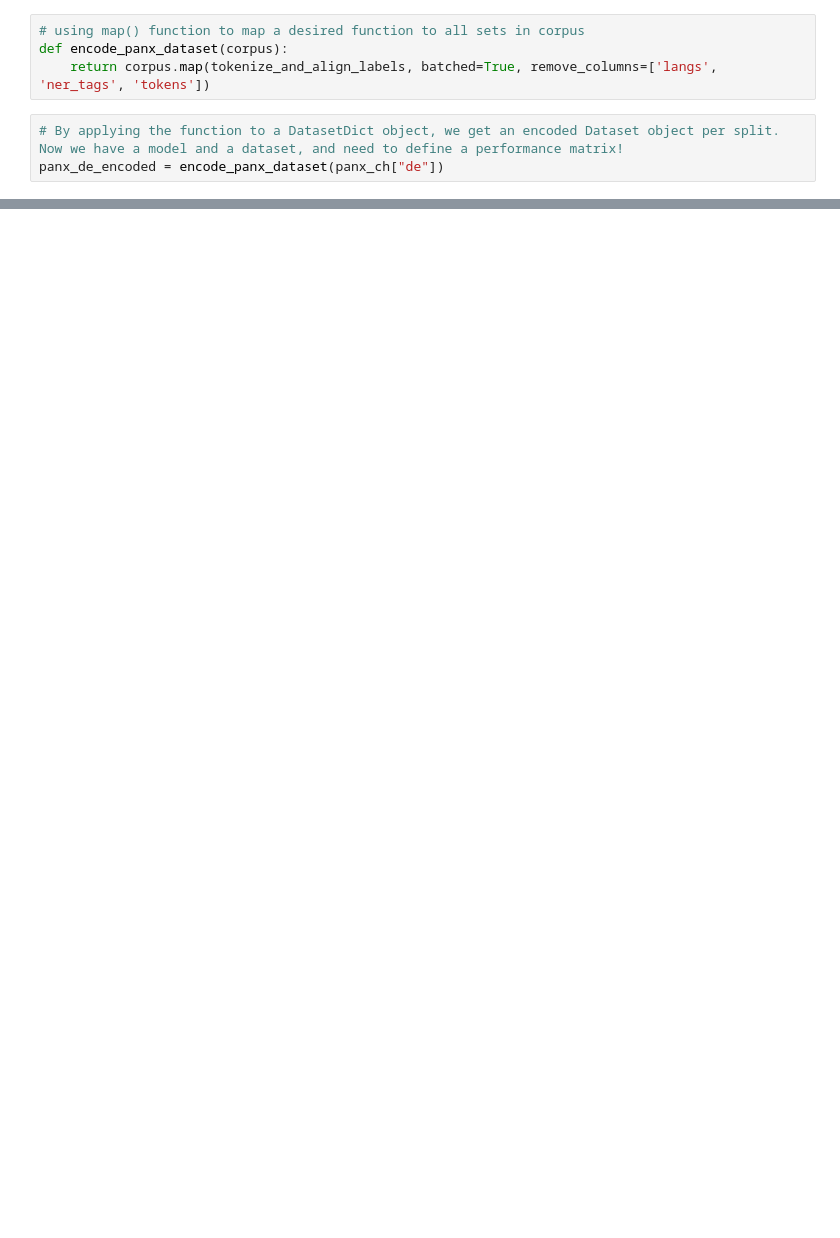
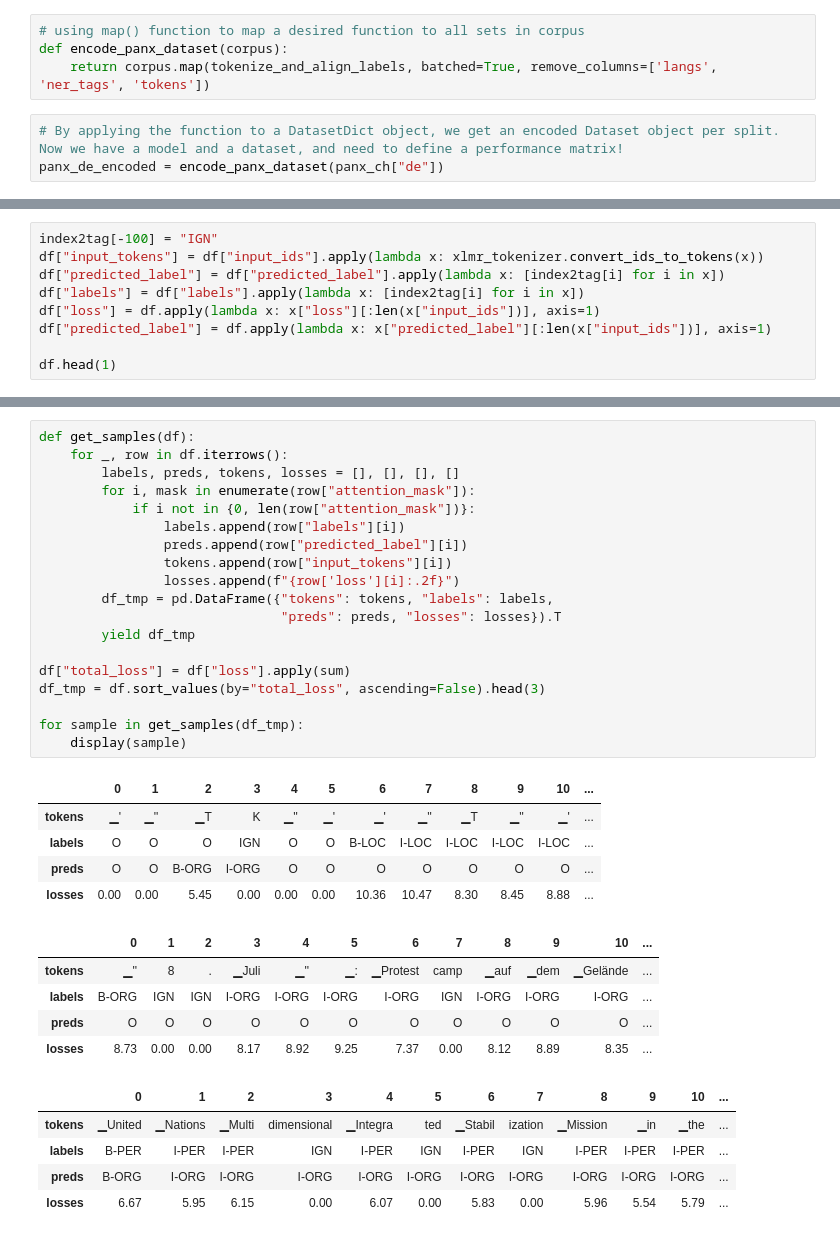
Before and after one commit to Ice-Citron/NLP-Transformer, a Jupyter notebook: Chapter 4/CS_EE_Multilingual_NER.ipynb, the cells around one changed output, grey strips where cells are left out. Drawn from its saved outputs; the diff is of its cells as text; blank space fills up the shorter version.

```diff
--- a/Chapter 4/CS_EE_Multilingual_NER.ipynb
+++ b/Chapter 4/CS_EE_Multilingual_NER.ipynb
@@ -756,0 +1217,9 @@ panx_de_encoded = encode_panx_dataset(panx_ch["de"])
+# %%
+index2tag[-100] = "IGN"
+df["input_tokens"] = df["input_ids"].apply(lambda x: xlmr_tokenizer.convert_ids_to_tokens(x))
+df["predicted_label"] = df["predicted_label"].apply(lambda x: [index2tag[i] for i in x])
+df["labels"] = df["labels"].apply(lambda x: [index2tag[i] for i in x])
+df["loss"] = df.apply(lambda x: x["loss"][:len(x["input_ids"])], axis=1)
+df["predicted_label"] = df.apply(lambda x: x["predicted_label"][:len(x["input_ids"])], axis=1)
+
+df.head(1)
@@ -756,0 +1290,35 @@ panx_de_encoded = encode_panx_dataset(panx_ch["de"])
+# %%
+def get_samples(df):
+    for _, row in df.iterrows():
+        labels, preds, tokens, losses = [], [], [], []
+        for i, mask in enumerate(row["attention_mask"]):
+            if i not in {0, len(row["attention_mask"])}:
+                labels.append(row["labels"][i])
+                preds.append(row["predicted_label"][i])
+                tokens.append(row["input_tokens"][i])
+                losses.append(f"{row['loss'][i]:.2f}")
+        df_tmp = pd.DataFrame({"tokens": tokens, "labels": labels,
+                               "preds": preds, "losses": losses}).T
+        yield df_tmp
+
+df["total_loss"] = df["loss"].apply(sum)
+df_tmp = df.sort_values(by="total_loss", ascending=False).head(3)
+
+for sample in get_samples(df_tmp):
+    display(sample)
+# %% [output]
+|  | 0 | 1 | 2 | 3 | 4 | 5 | 6 | 7 | 8 | 9 | 10 | ... |
+| tokens | ▁' | ▁'' | ▁Τ | Κ | ▁'' | ▁' | ▁' | ▁'' | ▁T | ▁'' | ▁' | ... |
+| labels | O | O | O | IGN | O | O | B-LOC | I-LOC | I-LOC | I-LOC | I-LOC | ... |
+| preds | O | O | B-ORG | I-ORG | O | O | O | O | O | O | O | ... |
+| losses | 0.00 | 0.00 | 5.45 | 0.00 | 0.00 | 0.00 | 10.36 | 10.47 | 8.30 | 8.45 | 8.88 | ... |
+|  | 0 | 1 | 2 | 3 | 4 | 5 | 6 | 7 | 8 | 9 | 10 | ... |
+| tokens | ▁'' | 8 | . | ▁Juli | ▁'' | ▁: | ▁Protest | camp | ▁auf | ▁dem | ▁Gelände | ... |
+| labels | B-ORG | IGN | IGN | I-ORG | I-ORG | I-ORG | I-ORG | IGN | I-ORG | I-ORG | I-ORG | ... |
+| preds | O | O | O | O | O | O | O | O | O | O | O | ... |
+| losses | 8.73 | 0.00 | 0.00 | 8.17 | 8.92 | 9.25 | 7.37 | 0.00 | 8.12 | 8.89 | 8.35 | ... |
+|  | 0 | 1 | 2 | 3 | 4 | 5 | 6 | 7 | 8 | 9 | 10 | ... |
+| tokens | ▁United | ▁Nations | ▁Multi | dimensional | ▁Integra | ted | ▁Stabil | ization | ▁Mission | ▁in | ▁the | ... |
+| labels | B-PER | I-PER | I-PER | IGN | I-PER | IGN | I-PER | IGN | I-PER | I-PER | I-PER | ... |
+| preds | B-ORG | I-ORG | I-ORG | I-ORG | I-ORG | I-ORG | I-ORG | I-ORG | I-ORG | I-ORG | I-ORG | ... |
+| losses | 6.67 | 5.95 | 6.15 | 0.00 | 6.07 | 0.00 | 5.83 | 0.00 | 5.96 | 5.54 | 5.79 | ... |
```
Also changed, not shown: parts of 68 cells of this notebook.
